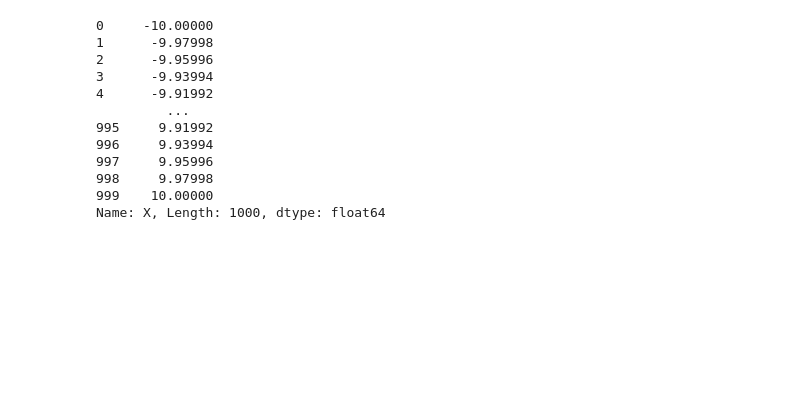
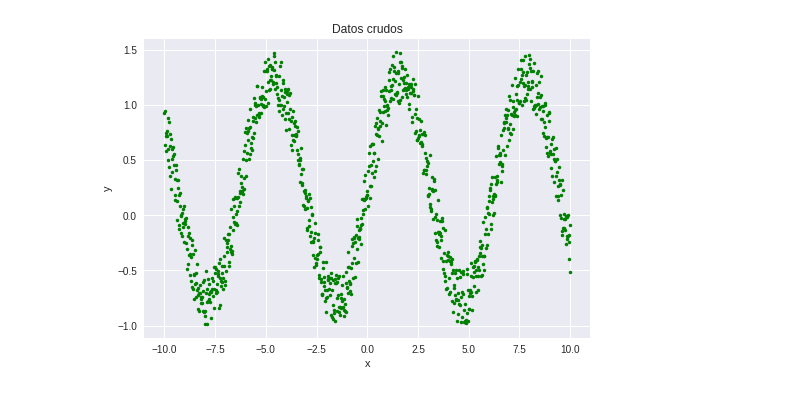
Before and after one commit to juan-p-b/PerezJuanCarlos_RECV_Entrega4, a Jupyter notebook: PerezJuanCarlos_RECV_Entrega4.ipynb, the cells around one changed output. Saved outputs shown, nothing was run; the diff lists cells and outputs as text; code cells hidden in the pictures; blank space fills up the shorter version.

```diff
--- a/PerezJuanCarlos_RECV_Entrega4.ipynb
+++ b/PerezJuanCarlos_RECV_Entrega4.ipynb
@@ -3,3 +3,4 @@
 import pandas as pd
 import numpy as np
 import matplotlib.pyplot as plt
+plt.style.use('seaborn')
@@ -8,17 +11,2 @@ import torch
 # %%
 data = pd.read_csv('https://raw.githubusercontent.com/ComputoCienciasUniandes/IntroDeepLearning_202102/main/datos/MLP_regresion.csv')
-# %%
-data['X']
-# %% [output]
-0     -10.00000
-1      -9.97998
-2      -9.95996
-3      -9.93994
-4      -9.91992
-         ...
-995     9.91992
-996     9.93994
-997     9.95996
-998     9.97998
-999    10.00000
-Name: X, Length: 1000, dtype: float64
@@ -26,0 +13,11 @@ p
+# %%
+x = data['X']
+y = data['Y']
+# %%
+plt.title('Datos crudos')
+plt.plot(x,y,'.g')
+plt.xlabel('x')
+plt.ylabel('y')
+plt.show()
+# %% [output]
+[figure, added]
```
Also changed, not shown: parts of 6 cells of this notebook.
